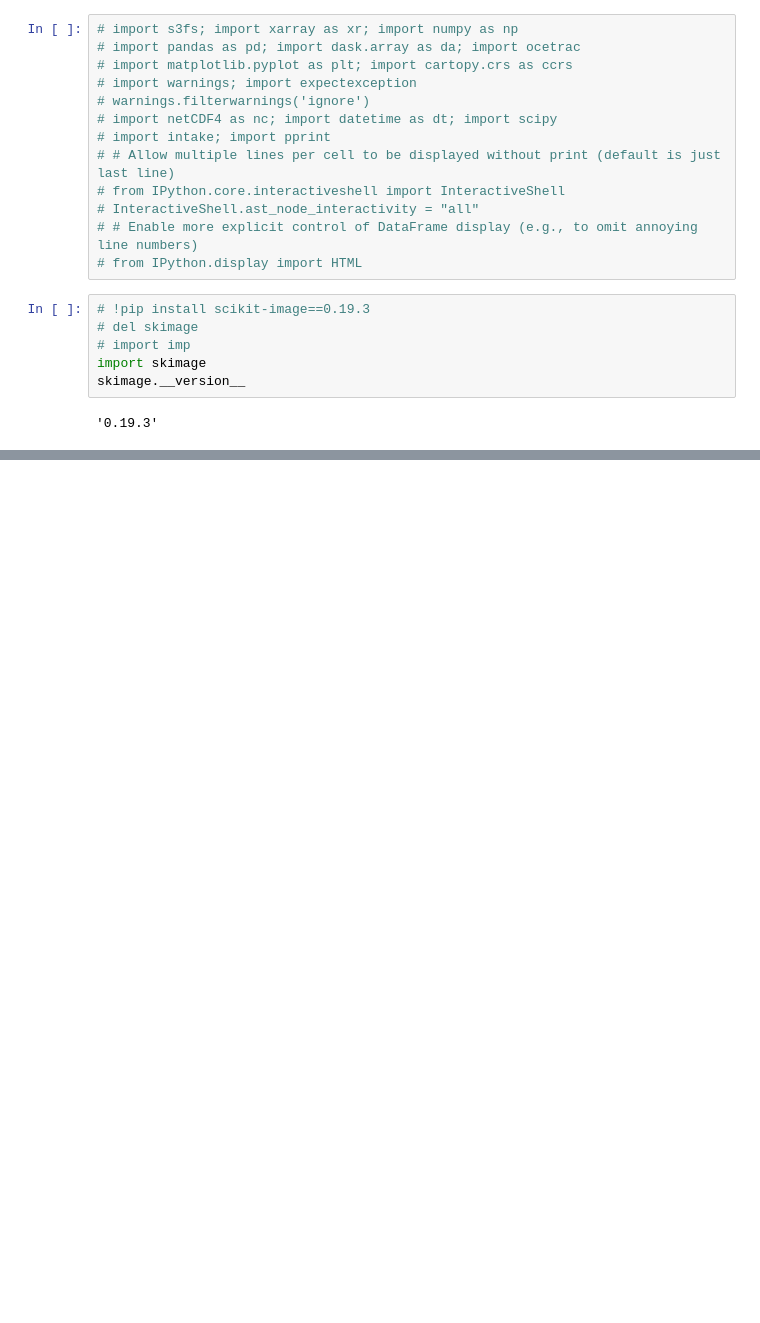
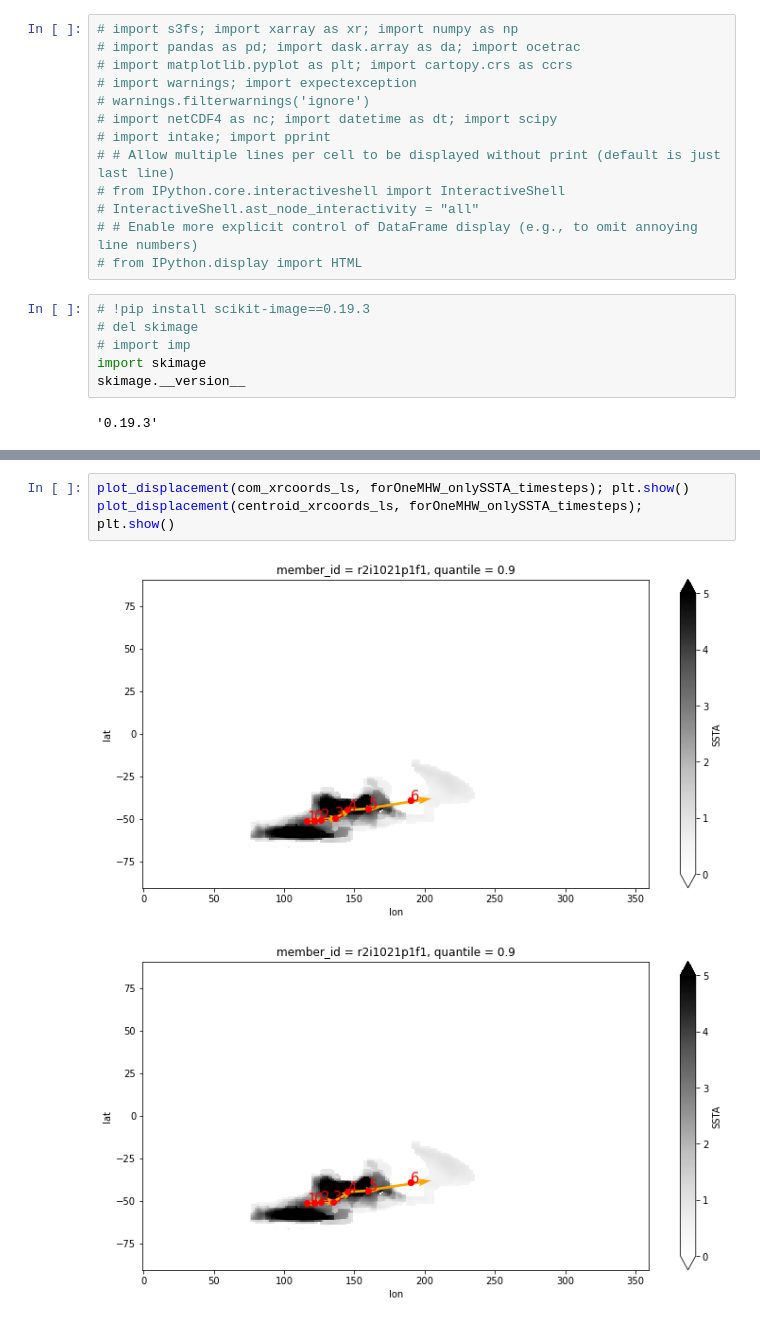
Before and after one commit to CassiaCai/marine_heatwaves, a Jupyter notebook: notebooks/centroid_com_displacement.ipynb, the cells around one changed output, grey strips where cells are left out. Saved outputs shown, nothing was run; the diff lists cells and outputs as text; blank space fills up the shorter version.

```diff
--- a/notebooks/centroid_com_displacement.ipynb
+++ b/notebooks/centroid_com_displacement.ipynb
@@ -1042,0 +138,6 @@ def perc_imoverchull(event_file, mhw_id):
+# %%
+plot_displacement(com_xrcoords_ls, forOneMHW_onlySSTA_timesteps); plt.show()
+plot_displacement(centroid_xrcoords_ls, forOneMHW_onlySSTA_timesteps); plt.show()
+# %% [output]
+[figure, added]
+[figure, added]
```
Also changed, not shown: parts of 58 cells of this notebook.
